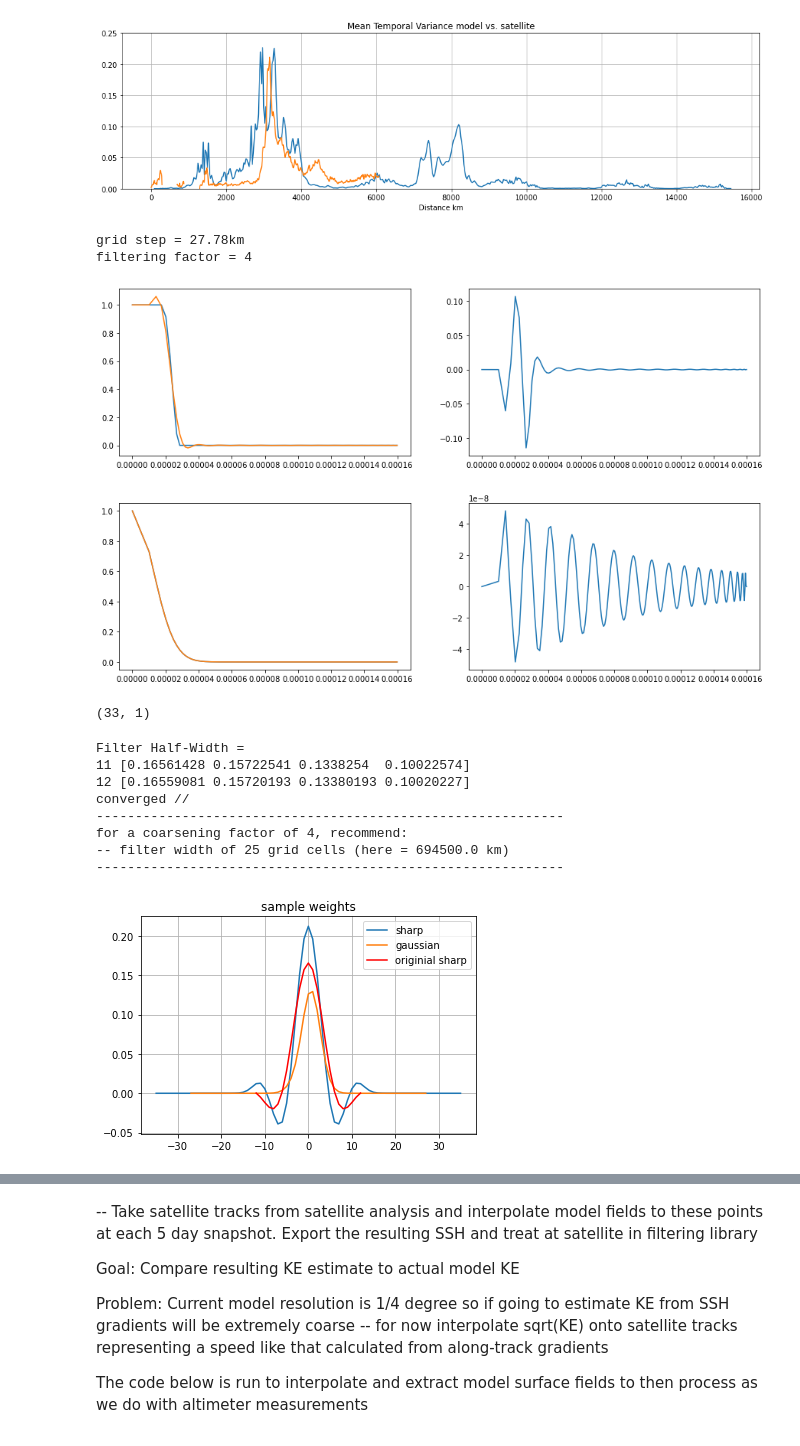
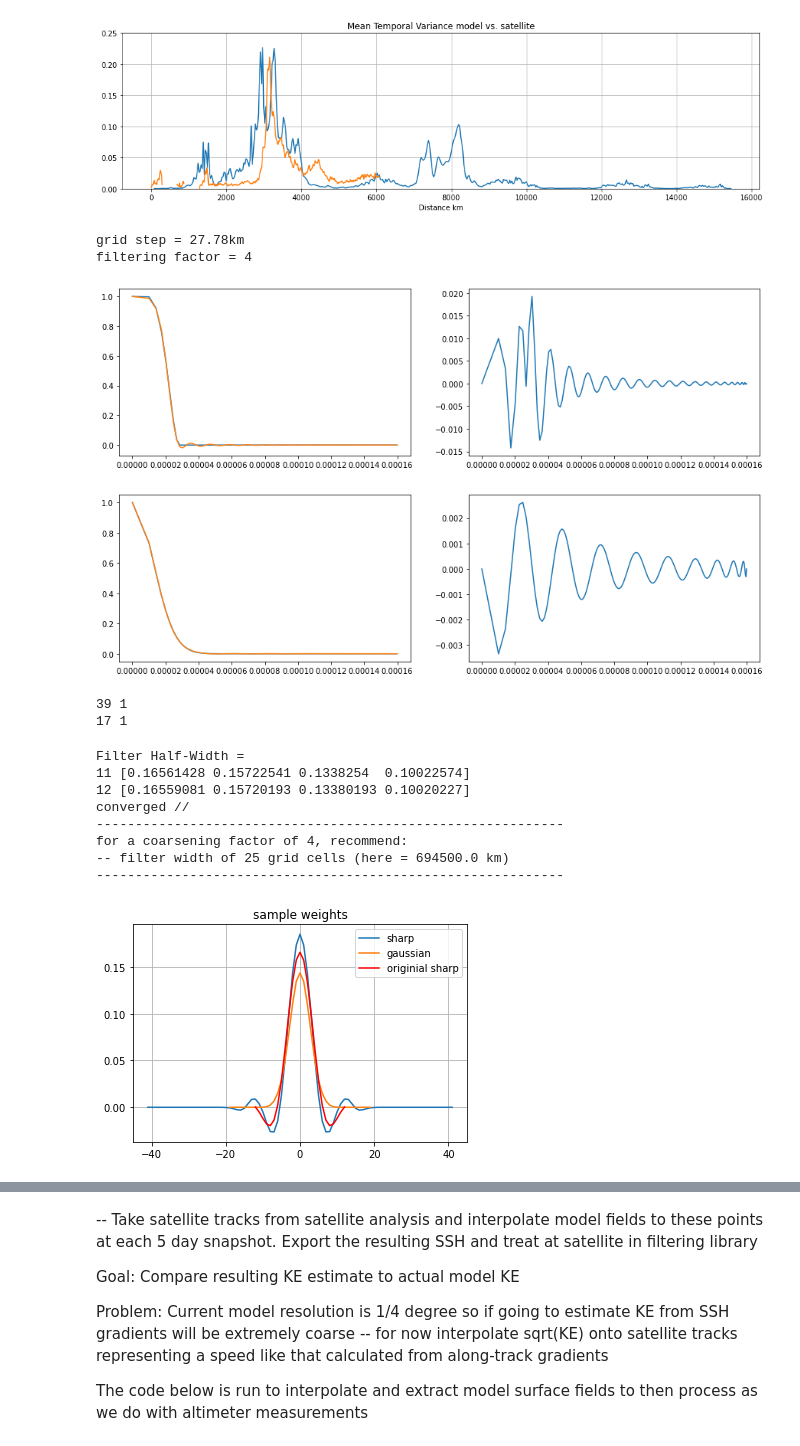
Before and after one commit to jakesteinberg/CPT, a Jupyter notebook: neverworld_snapshot.ipynb, the cells around one changed output, grey strips where cells are left out. Drawn from its saved outputs; the diff is of its cells as text; code cells hidden in the pictures.

```diff
--- a/neverworld_snapshot.ipynb
+++ b/neverworld_snapshot.ipynb
@@ -112,7 +112,7 @@ for t in tqdm(range(len(time))):
 # %%
 # recheck Surface KE on xy grid
 t_i = 10
-f, (ax, ax2) = plt.subplots(1, 2, figsize=(15,12))
+f, (ax, ax2) = plt.subplots(1, 2, figsize=(15,11))
 levs = np.linspace(7*10**(-8), 7*10**(-1), 100)
 # levs = np.linspace(-2, 1, 100)
 # ax.pcolormesh(x1.xh, x1.yh, x1.KE.values[t_i, 0], cmap = cmocean.cm.matter_r, \
@@ -246,7 +246,7 @@ plt.show()
 [figure]
 # %%
 # test application of sharp  filter
-def filterSpec(N,dxMin,Lf,shape="Gaussian"):
+def filterSpec(N,dxMin,Lf,shape="Gaussian", X=np.pi):
     """
     Inputs:
     N is the number of total steps in the filter
@@ -279,7 +279,10 @@ def filterSpec(N,dxMin,Lf,shape="Gaussian"):
     if shape == "Gaussian":
         F = lambda t: np.exp(-(sMax*(t+1)/2)*(Lf/2)**2)
     elif shape == "Taper":
-        F = interpolate.PchipInterpolator(np.array([-1,(2/sMax)*(2/Lf)**2 -1,(2/sMax)*(np.pi/Lf)**2 -1,2]),np.array([1,1,0,0]))
+        # F = interpolate.PchipInterpolator(np.array([-1,(2/sMax)*(2/Lf)**2 -1,(2/sMax)*(np.pi/Lf)**2 -1,2]),np.array([1,1,0,0]))
+        F = interpolate.PchipInterpolator(np.array([-1,(2/sMax)*(np.pi/(X*Lf))**2 -1,(2/sMax)*(np.pi/Lf)**2 -1,2]),np.array([1,1,0,0]))
+        # 2nd entry = (2/sMax)*(np.pi/(X*Lf))**2 -1  X = width of transition (~np.pi)
+        # 3rd entry = nyquist wavelength on grid I'm filtering to
     else:
         print("Please input a valid shape")
         return
@@ -323,20 +326,23 @@ def filterSpec(N,dxMin,Lf,shape="Gaussian"):
     sB = sB_re + sB_im*1j
     return NL,sL,NB,sB
 # %%
-N = 35  # filter steps
+N = 41 # filter steps
+N_g = 19
 dxMin = dist_sum[2] - dist_sum[1]  # grid distance
 print('grid step = ' + str(dxMin/1000.0) + 'km')
 coarsening_factor = 4
 Lf = dxMin*coarsening_factor  # filter scale
 print('filtering factor = ' + str(coarsening_factor))
-NL,sL,NB,sB = filterSpec(N, dxMin, Lf, "Taper")
-NL_g,sL_g,NB_g,sB_g = filterSpec(N, dxMin, Lf, "Gaussian")
-NL,NB
+NL,sL,NB,sB = filterSpec(N, dxMin, Lf, "Taper", X=np.pi)
+NL_g,sL_g,NB_g,sB_g = filterSpec(N_g, dxMin, Lf, "Gaussian", X=np.pi)
+print(NL,NB)
+print(NL_g, NB_g)
 # %% [output]
 grid step = 27.78km
 filtering factor = 4
-[figure, old version]
+[figure, new version]
-[figure, old version]
+[figure, new version]
-(33, 1)
+39 1
+17 1
 # %%
 # application of laplacian/biharmonic to 1d track at one time for testing
@@ -370,9 +378,9 @@ for i in range(NB_g):
 # comparisons to 'old' method
 nyquist_wavelength = np.pi
 filter_weights, jj = specsharp(dxMin, coarsening_factor, nyquist_wavelength)
-test_convolve = np.convolve(test_data, filter_weights)
+# test_convolve = np.convolve(test_data, filter_weights)
 
-# sample to show filter weights (don't need these in the above application of this method)
+#  old method (sample to show filter weights (don't need these in the above application of this method))
 L = (1/(dxMin**2))*np.array([1,-2,1])
 B = (1/(dxMin**4))*np.array([1,-4,6,-4,1])
 I = np.array([0,1,0])
@@ -381,7 +389,19 @@ w[2] = w[2] + 1
 for i in range(NL):
     w = np.convolve(I + (1/sL[i])*L,w)
 
-# sample to show gaussian filter weights (don't need these in the above application of this method)
+# new method doesnt seem to work
+# L3 = (1/(dxMin**2))**np.array([1,-2,1]) # The 1E4 in this line is 1/h^2 where h=0.01 is the assumed grid spacing.
+# L5 = (1/(dxMin**2))**np.array([0,1,-2,1,0])
+# B = (1/(dxMin**4))**np.array([1,-4,6,-4,1]) # The 1E8 in this line is 1/h^4
+# I3 = np.array([0,1,0])
+# I5 = np.array([0,0,1,0,0])
+# w = 1
+# for i in range(NL):
+#     w = np.convolve(I3 + (1/sL[i])*L3,w)
+# for i in range(NB):
+#     w = np.convolve(I5 + (2*np.real(sB[i])/np.abs(sB[i])**2)*L5 + (1/np.abs(sB[i])**2)*B, w)
+
+# -- sample to show gaussian filter weights (don't need these in the above application of this method)
 w_g = ((1/(dxMin**2))*2*np.real(sB_g)*np.array([0,1,-2,1,0]) + B)/np.abs(sB_g)**2
 w_g[2] = w_g[2] + 1
 for i in range(NL_g):
@@ -406,5 +426,5 @@ converged //
 for a coarsening factor of 4, recommend:
 -- filter width of 25 grid cells (here = 694500.0 km)
 ------------------------------------------------------------
-[figure, old version]
+[figure, new version]
 # %%
```
Also changed, not shown: parts of 14 cells of this notebook.
